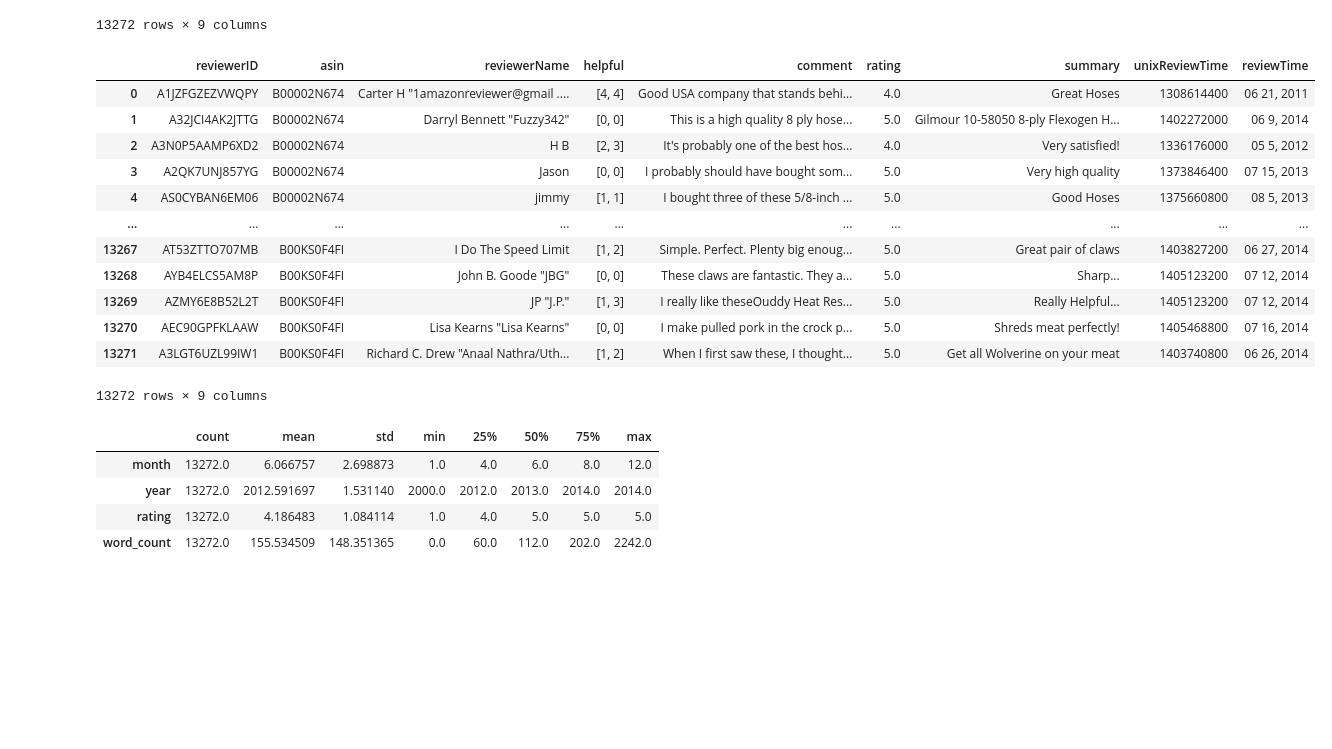
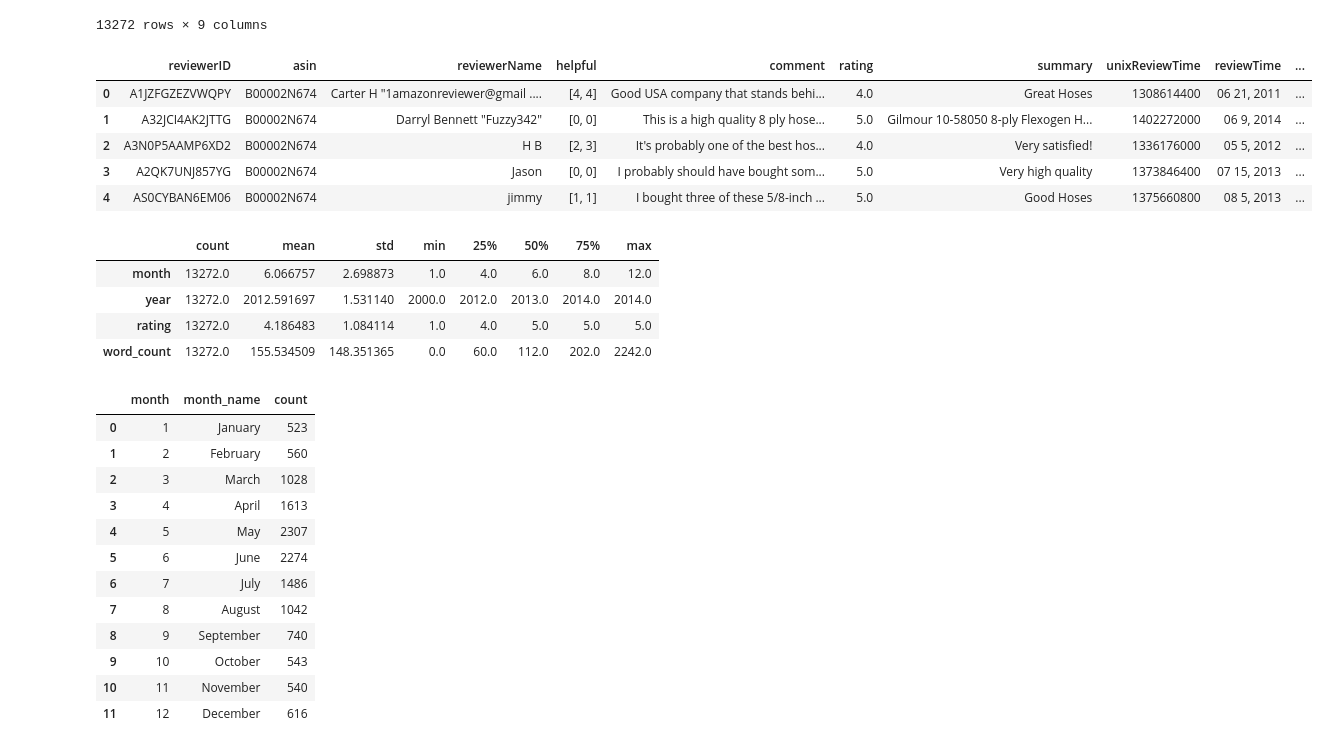
Before and after one commit to evanpaddock/MIS501_PA4, a Jupyter notebook: PA4.ipynb, the cells around one changed output. Drawn from its saved outputs; the diff is of its cells as text; code cells hidden in the pictures; blank space fills up the shorter version.

```diff
--- a/PA4.ipynb
+++ b/PA4.ipynb
@@ -38,21 +41,14 @@ display(df)
 13272 rows × 9 columns
 # %%
 df.rename(columns={"reviewText": "comment", "overall": "rating"}, inplace=True)
-display(df)
+display(df.head())
 # %% [output]
-|  | reviewerID | asin | reviewerName | helpful | comment | rating | summary | unixReviewTime | reviewTime |
-| 0 | A1JZFGZEZVWQPY | B00002N674 | Carter H "1amazonreviewer@gmail .... | [4, 4] | Good USA company that stands behi... | 4.0 | Great Hoses | 1308614400 | 06 21, 2011 |
-| 1 | A32JCI4AK2JTTG | B00002N674 | Darryl Bennett "Fuzzy342" | [0, 0] | This is a high quality 8 ply hose... | 5.0 | Gilmour 10-58050 8-ply Flexogen H... | 1402272000 | 06 9, 2014 |
-| 2 | A3N0P5AAMP6XD2 | B00002N674 | H B | [2, 3] | It's probably one of the best hos... | 4.0 | Very satisfied! | 1336176000 | 05 5, 2012 |
-| 3 | A2QK7UNJ857YG | B00002N674 | Jason | [0, 0] | I probably should have bought som... | 5.0 | Very high quality | 1373846400 | 07 15, 2013 |
-| 4 | AS0CYBAN6EM06 | B00002N674 | jimmy | [1, 1] | I bought three of these 5/8-inch ... | 5.0 | Good Hoses | 1375660800 | 08 5, 2013 |
-| ... | ... | ... | ... | ... | ... | ... | ... | ... | ... |
-| 13267 | AT53ZTTO707MB | B00KS0F4FI | I Do The Speed Limit | [1, 2] | Simple. Perfect. Plenty big enoug... | 5.0 | Great pair of claws | 1403827200 | 06 27, 2014 |
-| 13268 | AYB4ELCS5AM8P | B00KS0F4FI | John B. Goode "JBG" | [0, 0] | These claws are fantastic. They a... | 5.0 | Sharp... | 1405123200 | 07 12, 2014 |
-| 13269 | AZMY6E8B52L2T | B00KS0F4FI | JP "J.P." | [1, 3] | I really like theseOuddy Heat Res... | 5.0 | Really Helpful... | 1405123200 | 07 12, 2014 |
-| 13270 | AEC90GPFKLAAW | B00KS0F4FI | Lisa Kearns "Lisa Kearns" | [0, 0] | I make pulled pork in the crock p... | 5.0 | Shreds meat perfectly! | 1405468800 | 07 16, 2014 |
-| 13271 | A3LGT6UZL99IW1 | B00KS0F4FI | Richard C. Drew "Anaal Nathra/Uth... | [1, 2] | When I first saw these, I thought... | 5.0 | Get all Wolverine on your meat | 1403740800 | 06 26, 2014 |
+|  | reviewerID | asin | reviewerName | helpful | comment | rating | summary | unixReviewTime | reviewTime | ... |
+| 0 | A1JZFGZEZVWQPY | B00002N674 | Carter H "1amazonreviewer@gmail .... | [4, 4] | Good USA company that stands behi... | 4.0 | Great Hoses | 1308614400 | 06 21, 2011 | ... |
+| 1 | A32JCI4AK2JTTG | B00002N674 | Darryl Bennett "Fuzzy342" | [0, 0] | This is a high quality 8 ply hose... | 5.0 | Gilmour 10-58050 8-ply Flexogen H... | 1402272000 | 06 9, 2014 | ... |
+| 2 | A3N0P5AAMP6XD2 | B00002N674 | H B | [2, 3] | It's probably one of the best hos... | 4.0 | Very satisfied! | 1336176000 | 05 5, 2012 | ... |
+| 3 | A2QK7UNJ857YG | B00002N674 | Jason | [0, 0] | I probably should have bought som... | 5.0 | Very high quality | 1373846400 | 07 15, 2013 | ... |
+| 4 | AS0CYBAN6EM06 | B00002N674 | jimmy | [1, 1] | I bought three of these 5/8-inch ... | 5.0 | Good Hoses | 1375660800 | 08 5, 2013 | ... |
-13272 rows × 9 columns
 # %%
 df["date"] = df["reviewTime"].apply(lambda val: datetime.strptime(val, "%m %d, %Y"))
 df["month"] = df["date"].apply(lambda date: date.month)
@@ -76,0 +81,16 @@ display(df[["month", "year", "rating", "word_count"]].describe().transpose())
+# %%
+display(reviews_by_month_df)
+# %% [output]
+|  | month | month_name | count |
+| 0 | 1 | January | 523 |
+| 1 | 2 | February | 560 |
+| 2 | 3 | March | 1028 |
+| 3 | 4 | April | 1613 |
+| 4 | 5 | May | 2307 |
+| 5 | 6 | June | 2274 |
+| 6 | 7 | July | 1486 |
+| 7 | 8 | August | 1042 |
+| 8 | 9 | September | 740 |
+| 9 | 10 | October | 543 |
+| 10 | 11 | November | 540 |
+| 11 | 12 | December | 616 |
```
Also changed, not shown: parts of 10 cells of this notebook.
